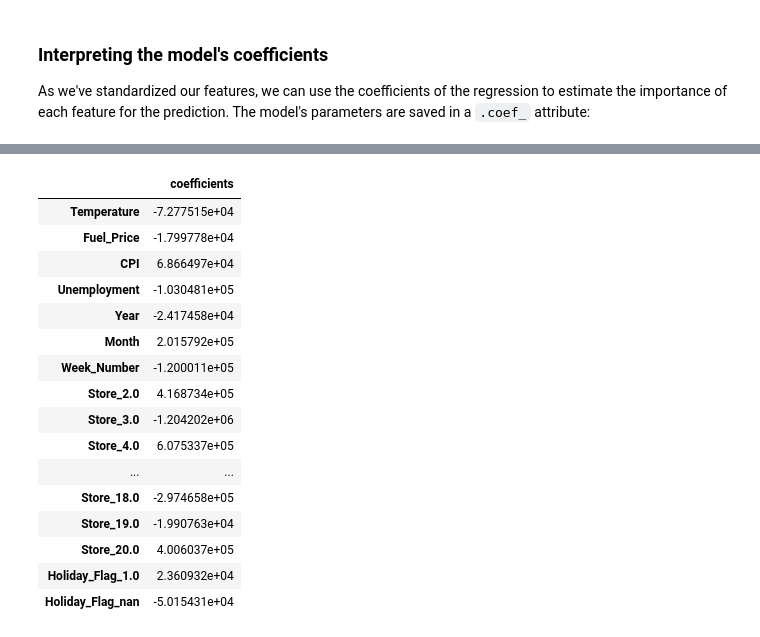
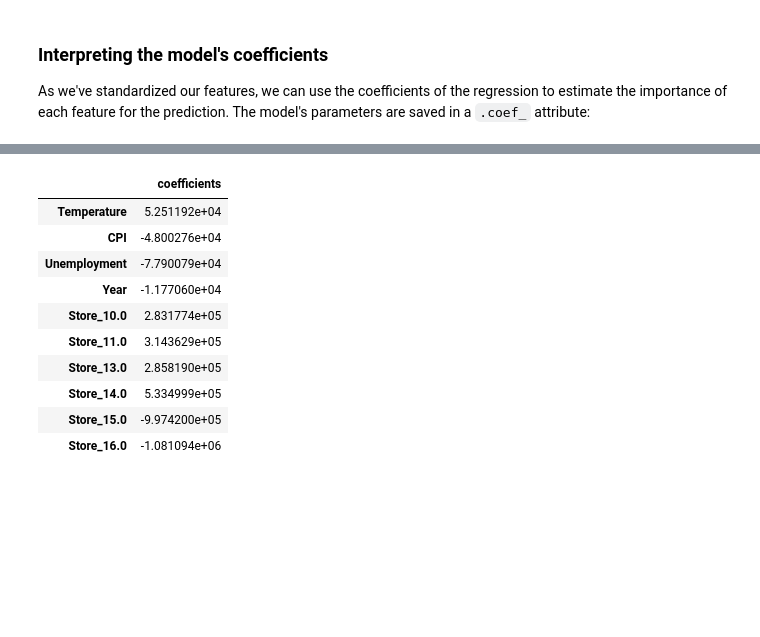
Before and after one commit to YuliyaSheichenka/Certification_Bloc_3, a Jupyter notebook: walmart/walmart.ipynb, the cells around one changed output, grey strips where cells are left out. Cells and saved outputs as stored; diff of their text form; code cells hidden in the pictures; blank space fills up the shorter version.

```diff
--- a/walmart/walmart.ipynb
+++ b/walmart/walmart.ipynb
@@ -376,0 +504,5 @@ walmart.head()
+# %%
+df['Month'] = pd.to_datetime(df['Month'], format = '%m').dt.month_name()
+
+# Checking the resulting dataframe
+df.head()
@@ -376,0 +516,17 @@ walmart.head()
+# %%
+# Separate target variable Y from features X
+print("Separating labels from features...")
+features_list = ['Store', 'Holiday_Flag', 'Temperature', 'CPI', 'Unemployment', 'Year', 'Month']
+target_variable = "Weekly_Sales"
+
+X = df.loc[:,features_list]
+Y = df.loc[:,target_variable]
+
+print("...Done.")
+print()
+
+print('Y : ')
+print(Y.head())
+print()
+print('X :')
+print(X.head())
@@ -379,7 +563,7 @@ walmart.head()
 # %%
-# We decide which features will be treated as numeric and which features will be treates as categorical
-numeric_features = ["Temperature", "Fuel_Price", "CPI", "Unemployment", "Year", "Month", "Week_Number"]
-categorical_features = ["Store", "Holiday_Flag"]
+# Deciding which features (explanatory variables) will be treated as numeric and which features will be treated as categorical
+numeric_features = ["Temperature", "CPI", "Unemployment", "Year"]
+categorical_features = ["Store", "Holiday_Flag", "Month"]
 
 print('Numeric features ', numeric_features)
 print('Categorical features ', categorical_features)
@@ -389,7 +604,7 @@ Categorical features  ['Store', 'Holiday_Flag']
 # %%
 # Create pipeline for numeric features
 numeric_transformer = Pipeline(steps=[
-    ('imputer', SimpleImputer(strategy='mean')), # missing values will be replaced by columns' mean
+    ('imputer', KNNImputer()),
     ('scaler', StandardScaler())
 ])
 # %%
@@ -546,24 +762,18 @@ Names of columns corresponding to each coefficient:  ['Temperature', 'Fuel_Price
 # %%
 # Create a pandas DataFrame
 coefs = pd.DataFrame(index = column_names, data = regressor.coef_.transpose(), columns=["coefficients"])
-coefs
+coefs.head(10)
 # %% [output]
 |  | coefficients |
-| Temperature | -7.277515e+04 |
-| Fuel_Price | -1.799778e+04 |
-| CPI | 6.866497e+04 |
-| Unemployment | -1.030481e+05 |
-| Year | -2.417458e+04 |
-| Month | 2.015792e+05 |
-| Week_Number | -1.200011e+05 |
-| Store_2.0 | 4.168734e+05 |
-| Store_3.0 | -1.204202e+06 |
-| Store_4.0 | 6.075337e+05 |
-| ... | ... |
-| Store_18.0 | -2.974658e+05 |
-| Store_19.0 | -1.990763e+04 |
-| Store_20.0 | 4.006037e+05 |
-| Holiday_Flag_1.0 | 2.360932e+04 |
-| Holiday_Flag_nan | -5.015431e+04 |
+| Temperature | 5.251192e+04 |
+| CPI | -4.800276e+04 |
+| Unemployment | -7.790079e+04 |
+| Year | -1.177060e+04 |
+| Store_10.0 | 2.831774e+05 |
+| Store_11.0 | 3.143629e+05 |
+| Store_13.0 | 2.858190e+05 |
+| Store_14.0 | 5.334999e+05 |
+| Store_15.0 | -9.974200e+05 |
+| Store_16.0 | -1.081094e+06 |
 # %%
 # Compute abs() and sort values
```
Also changed, not shown: parts of 79 cells of this notebook, 1 other file.
